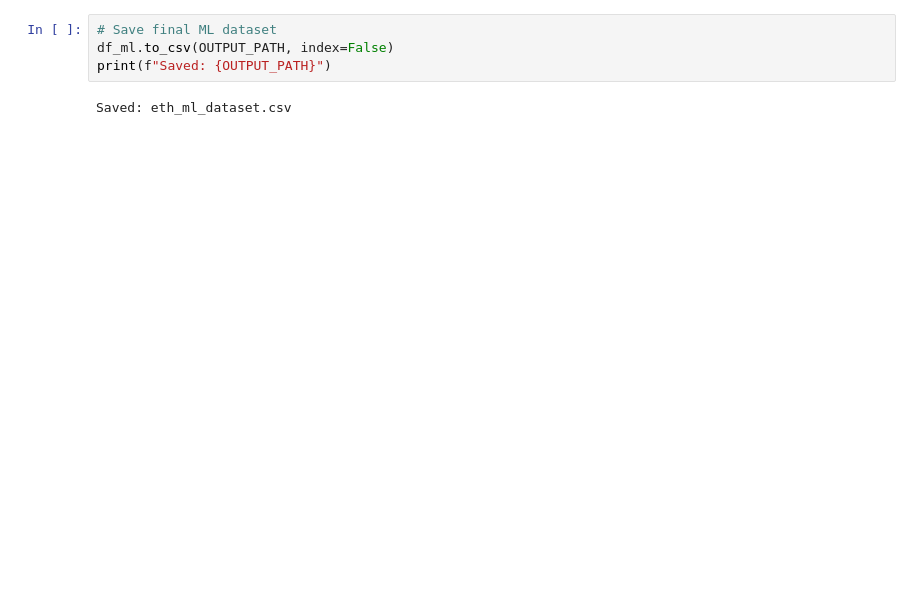
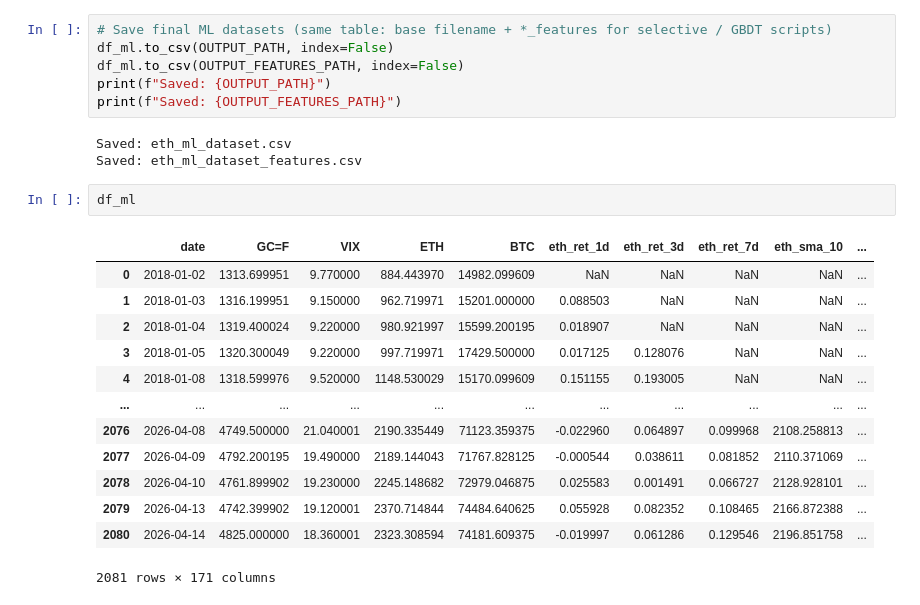
Before and after one commit to Ezedddin/ETH-ML-MODEL, a Jupyter notebook: join_data_files.ipynb, the cells around one changed output. Drawn from its saved outputs; the diff is of its cells as text; blank space fills up the shorter version.

```diff
--- a/join_data_files.ipynb
+++ b/join_data_files.ipynb
@@ -102,6 +214,25 @@ Columns: 19
 # %%
-# Save final ML dataset
+# Save final ML datasets (same table: base filename + *_features for selective / GBDT scripts)
 df_ml.to_csv(OUTPUT_PATH, index=False)
+df_ml.to_csv(OUTPUT_FEATURES_PATH, index=False)
 print(f"Saved: {OUTPUT_PATH}")
+print(f"Saved: {OUTPUT_FEATURES_PATH}")
 # %% [output]
 Saved: eth_ml_dataset.csv
+Saved: eth_ml_dataset_features.csv
+# %%
+df_ml
+# %% [output]
+|  | date | GC=F | VIX | ETH | BTC | eth_ret_1d | eth_ret_3d | eth_ret_7d | eth_sma_10 | ... |
+| 0 | 2018-01-02 | 1313.699951 | 9.770000 | 884.443970 | 14982.099609 | NaN | NaN | NaN | NaN | ... |
+| 1 | 2018-01-03 | 1316.199951 | 9.150000 | 962.719971 | 15201.000000 | 0.088503 | NaN | NaN | NaN | ... |
+| 2 | 2018-01-04 | 1319.400024 | 9.220000 | 980.921997 | 15599.200195 | 0.018907 | NaN | NaN | NaN | ... |
+| 3 | 2018-01-05 | 1320.300049 | 9.220000 | 997.719971 | 17429.500000 | 0.017125 | 0.128076 | NaN | NaN | ... |
+| 4 | 2018-01-08 | 1318.599976 | 9.520000 | 1148.530029 | 15170.099609 | 0.151155 | 0.193005 | NaN | NaN | ... |
+| ... | ... | ... | ... | ... | ... | ... | ... | ... | ... | ... |
+| 2076 | 2026-04-08 | 4749.500000 | 21.040001 | 2190.335449 | 71123.359375 | -0.022960 | 0.064897 | 0.099968 | 2108.258813 | ... |
+| 2077 | 2026-04-09 | 4792.200195 | 19.490000 | 2189.144043 | 71767.828125 | -0.000544 | 0.038611 | 0.081852 | 2110.371069 | ... |
+| 2078 | 2026-04-10 | 4761.899902 | 19.230000 | 2245.148682 | 72979.046875 | 0.025583 | 0.001491 | 0.066727 | 2128.928101 | ... |
+| 2079 | 2026-04-13 | 4742.399902 | 19.120001 | 2370.714844 | 74484.640625 | 0.055928 | 0.082352 | 0.108465 | 2166.872388 | ... |
+| 2080 | 2026-04-14 | 4825.000000 | 18.360001 | 2323.308594 | 74181.609375 | -0.019997 | 0.061286 | 0.129546 | 2196.851758 | ... |
+2081 rows × 171 columns
```
Also changed, not shown: parts of 6 cells of this notebook, 13 other files.
